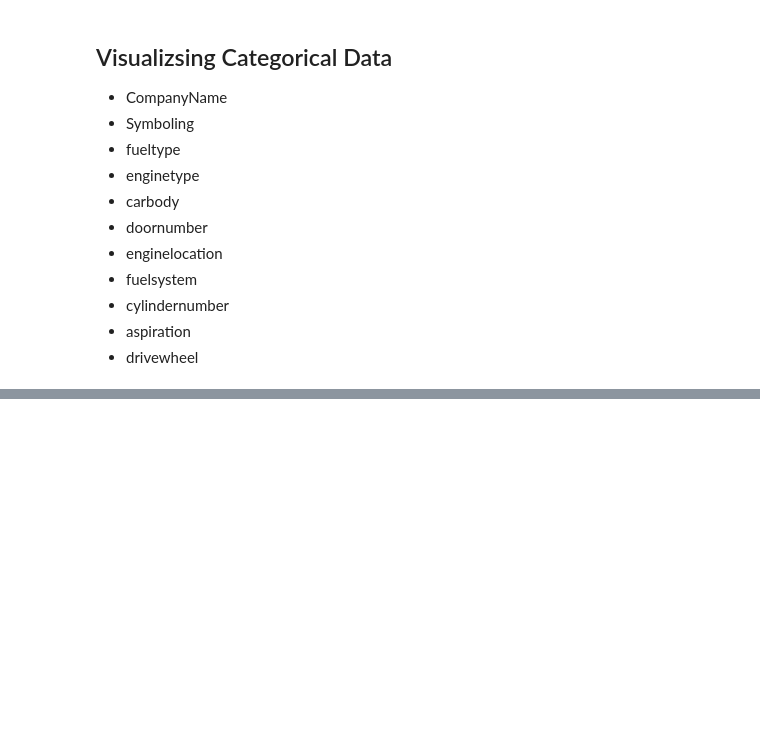
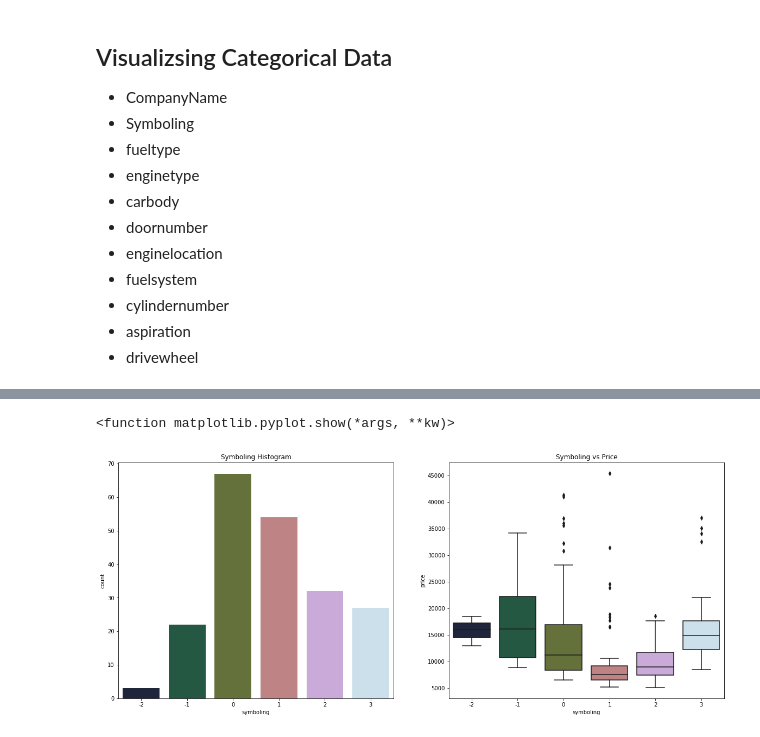
Before and after one commit to ptanner925/us_car_price, a Jupyter notebook: car_eda.ipynb, the cells around one changed output, grey strips where cells are left out. Saved outputs shown, nothing was run; the diff lists cells and outputs as text; code cells hidden in the pictures; blank space fills up the shorter version.

```diff
--- a/car_eda.ipynb
+++ b/car_eda.ipynb
@@ -173,0 +172,14 @@ plt.figure(figsize = )
+# %%
+plt.figure(figsize =(20,8))
+plt.subplot(1,2,1)
+plt.title('Symboling Histogram')
+sns.countplot(cars_df.symboling, palette=('cubehelix'))
+
+plt.subplot(1,2,2)
+plt.title('Symboling vs Price')
+sns.boxplot(x=cars_df.symboling, y = cars_df.price, palette=("cubehelix"))
+
+plt.show
+# %% [output]
+<function matplotlib.pyplot.show(*args, **kw)>
+[figure, added]
```
Also changed, not shown: parts of 5 cells of this notebook.
